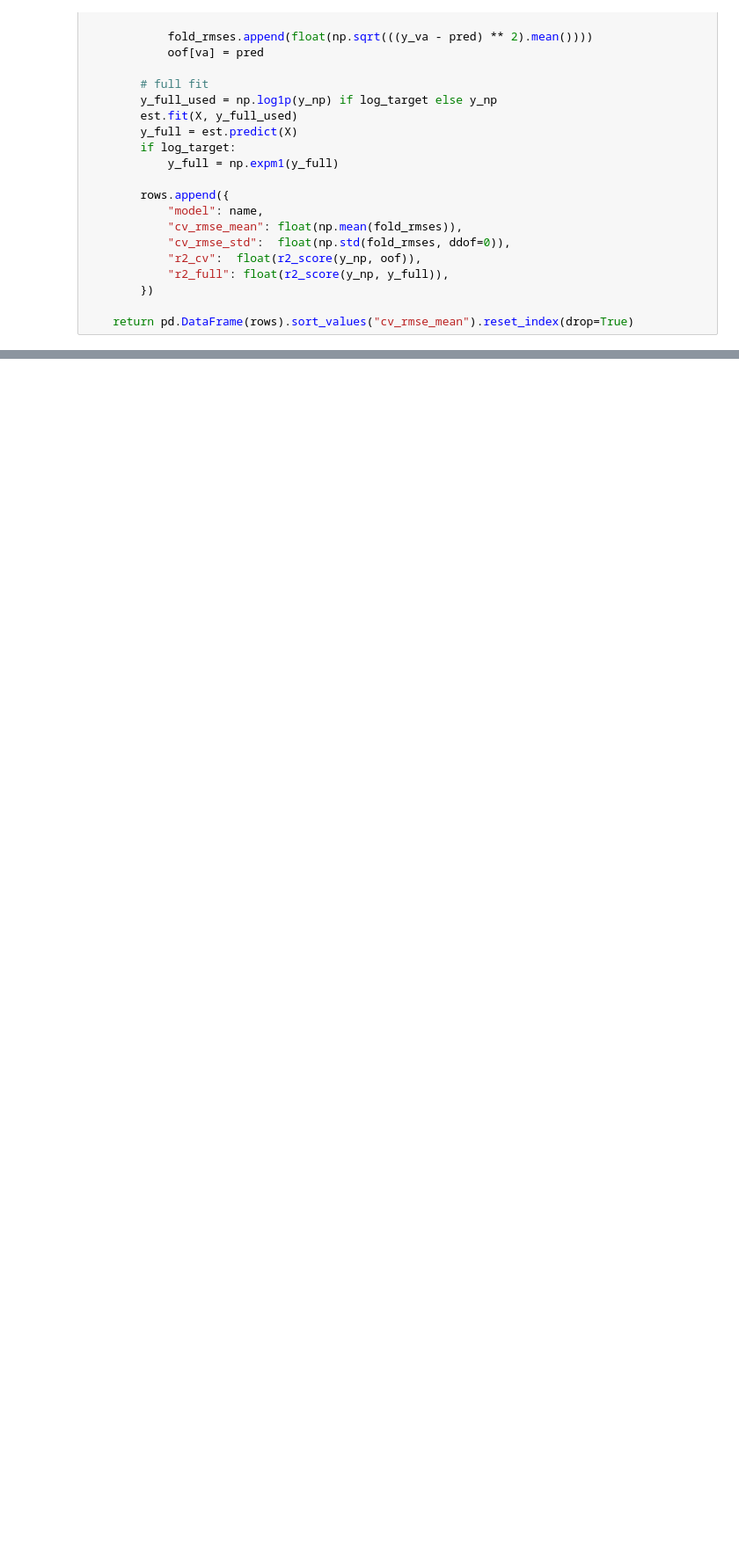
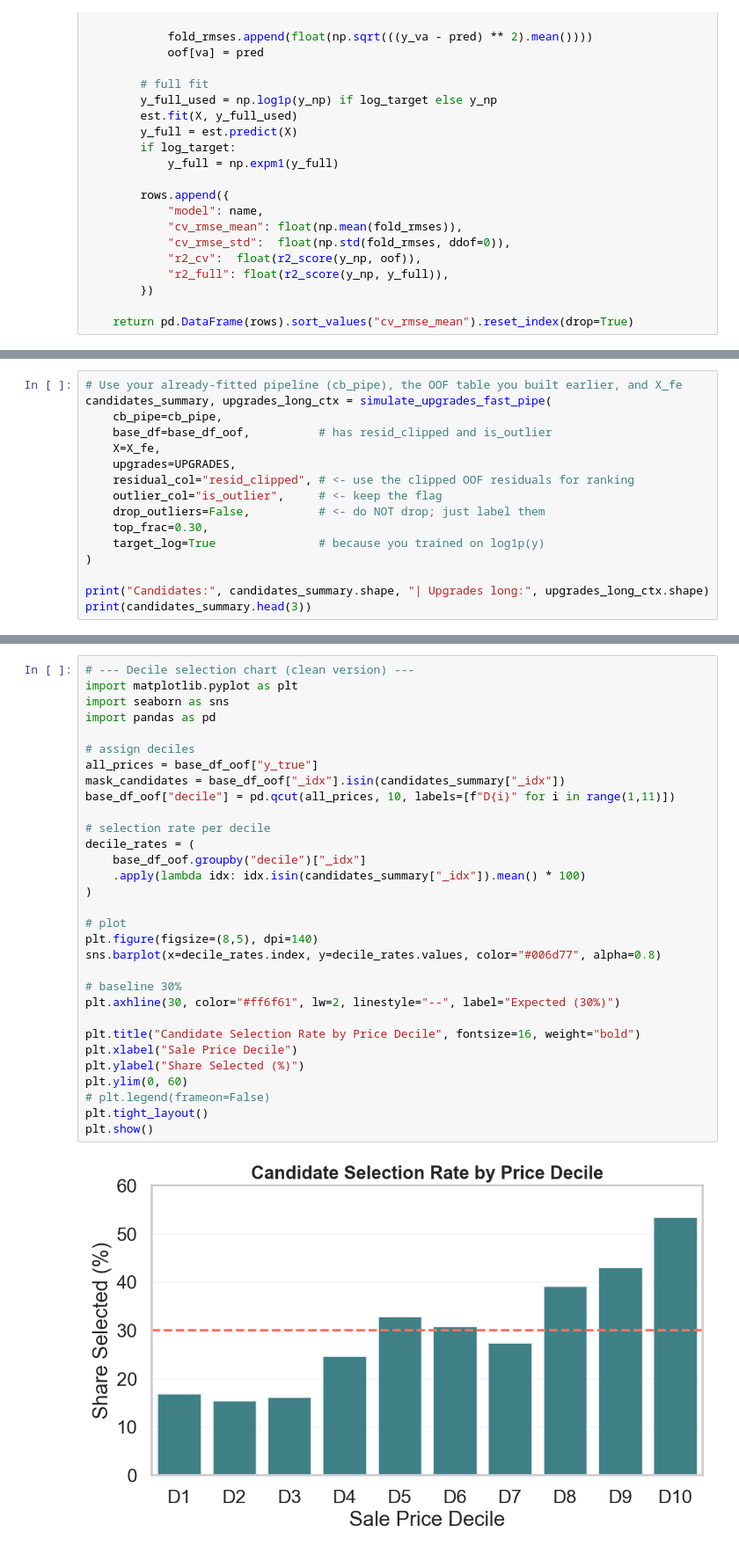
Before and after one commit to asilbert/MLProject, a Jupyter notebook: MLProject_V4.ipynb, the cells around one changed output, grey strips where cells are left out. Shown at 88% size. Saved outputs shown, nothing was run; the diff lists cells and outputs as text; blank space fills up the shorter version.

```diff
--- a/MLProject_V4.ipynb
+++ b/MLProject_V4.ipynb
@@ -712,0 +1178,16 @@ plt.show()
+# %%
+# Use your already-fitted pipeline (cb_pipe), the OOF table you built earlier, and X_fe
+candidates_summary, upgrades_long_ctx = simulate_upgrades_fast_pipe(
+    cb_pipe=cb_pipe,
+    base_df=base_df_oof,          # has resid_clipped and is_outlier
+    X=X_fe,
+    upgrades=UPGRADES,
+    residual_col="resid_clipped", # <- use the clipped OOF residuals for ranking
+    outlier_col="is_outlier",     # <- keep the flag
+    drop_outliers=False,          # <- do NOT drop; just label them
+    top_frac=0.30,
+    target_log=True               # because you trained on log1p(y)
+)
+
+print("Candidates:", candidates_summary.shape, "| Upgrades long:", upgrades_long_ctx.shape)
+print(candidates_summary.head(3))
@@ -712,0 +1210,33 @@ plt.show()
+# %%
+# --- Decile selection chart (clean version) ---
+import matplotlib.pyplot as plt
+import seaborn as sns
+import pandas as pd
+
+# assign deciles
+all_prices = base_df_oof["y_true"]
+mask_candidates = base_df_oof["_idx"].isin(candidates_summary["_idx"])
+base_df_oof["decile"] = pd.qcut(all_prices, 10, labels=[f"D{i}" for i in range(1,11)])
+
+# selection rate per decile
+decile_rates = (
+    base_df_oof.groupby("decile")["_idx"]
+    .apply(lambda idx: idx.isin(candidates_summary["_idx"]).mean() * 100)
+)
+
+# plot
+plt.figure(figsize=(8,5), dpi=140)
+sns.barplot(x=decile_rates.index, y=decile_rates.values, color="#006d77", alpha=0.8)
+
+# baseline 30%
+plt.axhline(30, color="#ff6f61", lw=2, linestyle="--", label="Expected (30%)")
+
+plt.title("Candidate Selection Rate by Price Decile", fontsize=16, weight="bold")
+plt.xlabel("Sale Price Decile")
+plt.ylabel("Share Selected (%)")
+plt.ylim(0, 60)
+# plt.legend(frameon=False)
+plt.tight_layout()
+plt.show()
+# %% [output]
+[figure, added]
```
Also changed, not shown: parts of 29 cells of this notebook, 53 other files.
